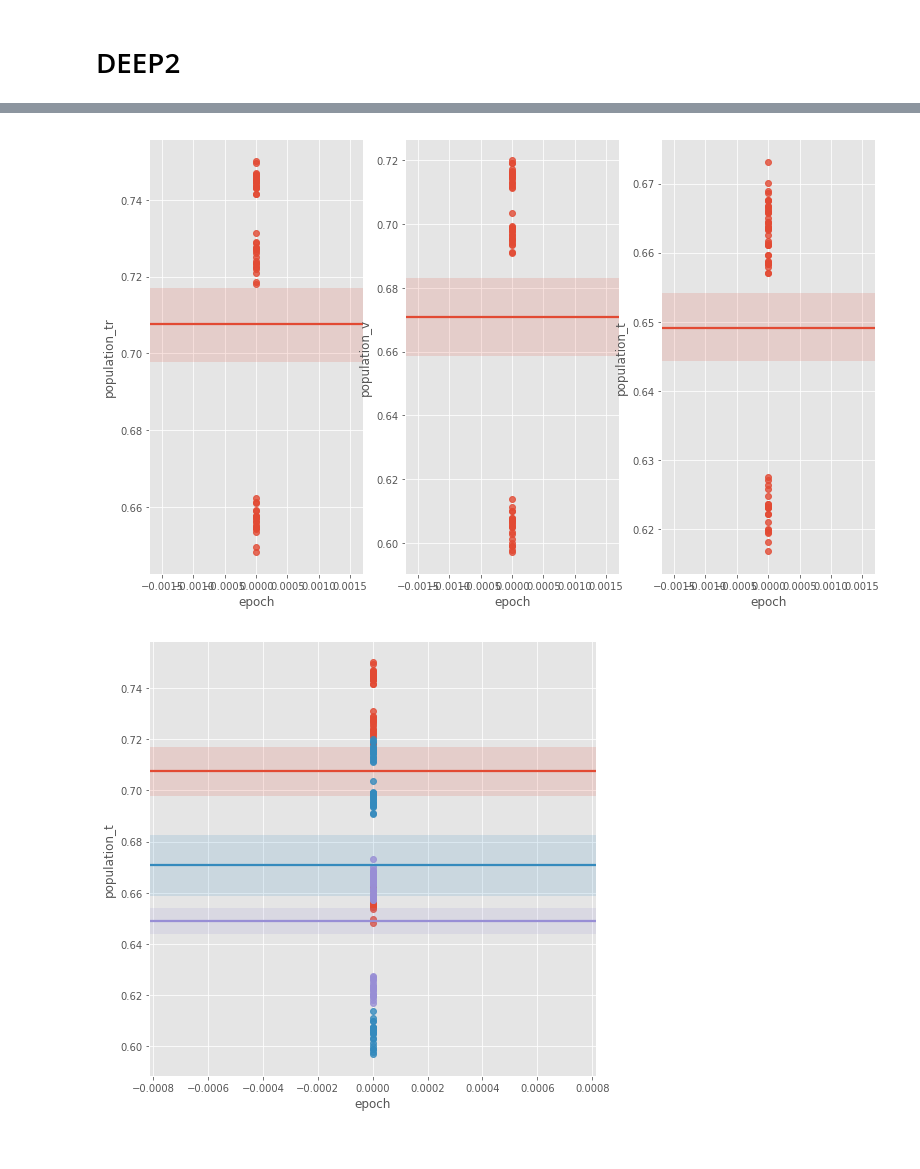
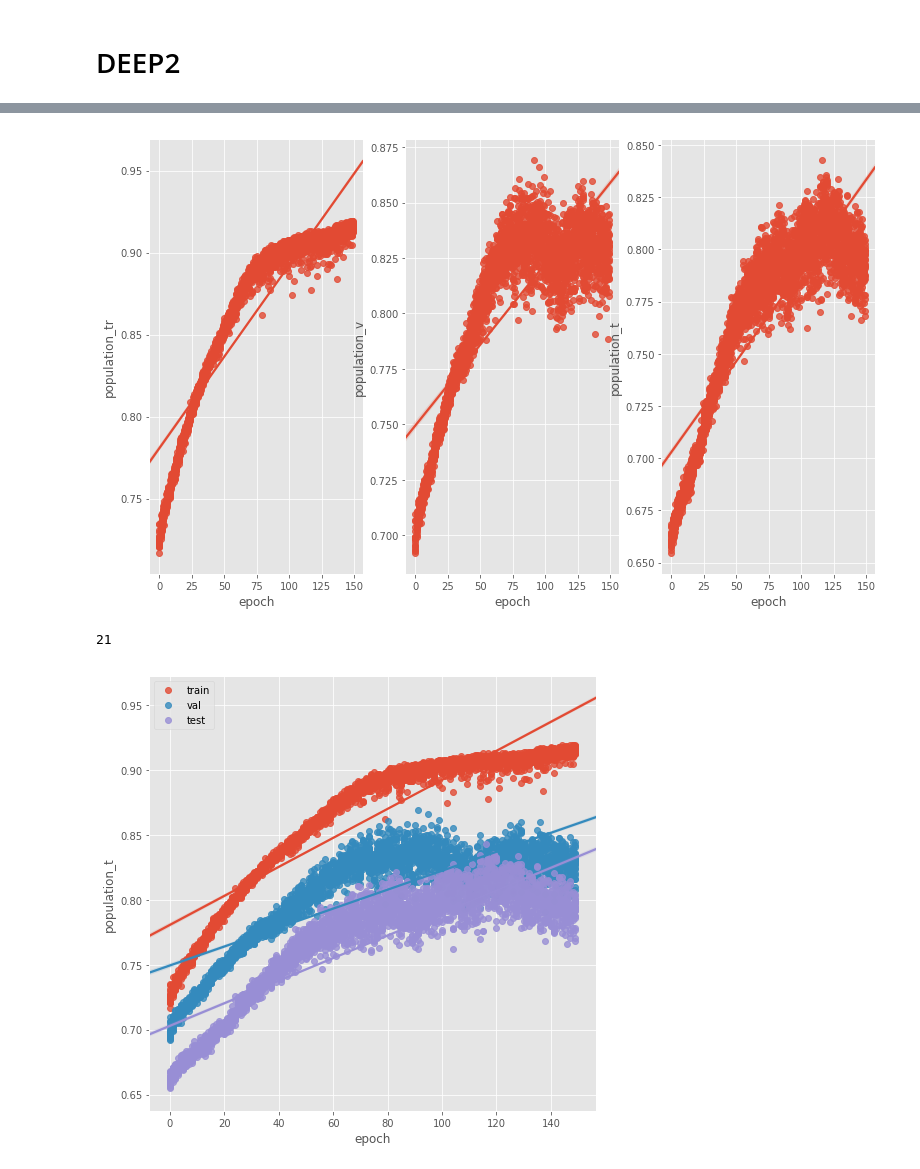
Before and after one commit to fabricecops/fabo_thesis, a Jupyter notebook: notebooks/CMA_ES.ipynb, the cells around one changed output, grey strips where cells are left out. Saved outputs shown, nothing was run; the diff lists cells and outputs as text; code cells hidden in the pictures.

```diff
--- a/notebooks/CMA_ES.ipynb
+++ b/notebooks/CMA_ES.ipynb
@@ -29,8 +29,8 @@ df,dict_,path_best                    = RD.get_max_CMA(path)
 
 BO_vis                                = plotting_tool(dict_['dict_config'])
 
-df                                    = df[df['epoch'] < 1]
-array_AUC_tr_a                          = RD.get_all_cma(path_a,'AUC_tr')
+df                                     = df[df['epoch'] < 150]
+array_AUC_tr_a                         = RD.get_all_cma(path_a,'AUC_tr')
 array_AUC_v_a                          = RD.get_all_cma(path_a,'AUC_v')
 array_AUC_t_a                          = RD.get_all_cma(path_a,'AUC_t')
 # %%
@@ -71,18 +71,24 @@ ax3 = sns.regplot(x='epoch',y='population_t',data =df)
 
 plt.show()
 # %% [output]
-[figure, old version]
+[figure, new version]
+# %%
+len(df[df['epoch']== 4])
+# %% [output]
+21
 # %%
 # Set up the figure
 f, ax = plt.subplots(figsize=(8, 8))
 
 
 
-ax = sns.regplot(df.epoch, df.population_tr)
-ax = sns.regplot(df.epoch, df.population_v)
-ax = sns.regplot(df.epoch, df.population_t)
+ax = sns.regplot(df.epoch, df.population_tr,label = 'train')
+ax = sns.regplot(df.epoch, df.population_v,label = 'val')
+ax = sns.regplot(df.epoch, df.population_t,label = 'test')
+plt.legend()
+plt.savefig('./plots/pic/CMA_training')
 # %% [output]
-[figure, old version]
+[figure, new version]
 # %%
 BO_vis.plot_cma(dict_)
 # %% [output]
```
Also changed, not shown: parts of 6 cells of this notebook, 20 other files.
